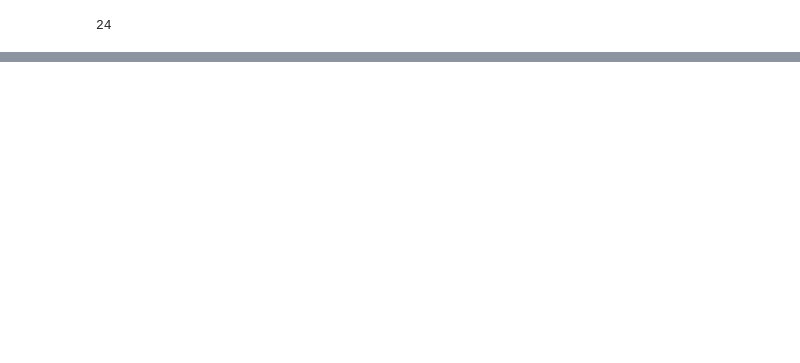
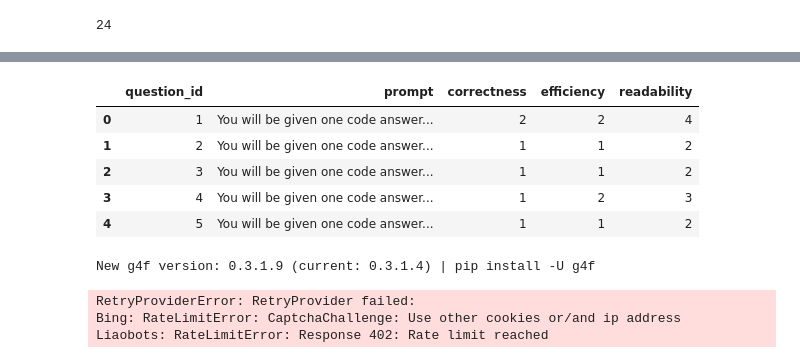
Before and after one commit to Chieh-Hung-Cheng/NLP_TermProjectCode, a Jupyter notebook: DriverCodes.ipynb, the cells around one changed output, grey strips where cells are left out. Cells and saved outputs as stored; diff of their text form; code cells hidden in the pictures; blank space fills up the shorter version.

```diff
--- a/DriverCodes.ipynb
+++ b/DriverCodes.ipynb
@@ -85,0 +146,10 @@ len(df.loc[df['idx']>85])
+# %%
+prompts_df = pd.read_pickle(os.path.join(base_path, "prompts_df.pkl"))
+prompts_df.head(5)
+# %% [output]
+|  | question_id | prompt | correctness | efficiency | readability |
+| 0 | 1 | You will be given one code answer... | 2 | 2 | 4 |
+| 1 | 2 | You will be given one code answer... | 1 | 1 | 2 |
+| 2 | 3 | You will be given one code answer... | 1 | 1 | 2 |
+| 3 | 4 | You will be given one code answer... | 1 | 2 | 3 |
+| 4 | 5 | You will be given one code answer... | 1 | 1 | 2 |
@@ -85,0 +160,7 @@ len(df.loc[df['idx']>85])
+# %%
+geval_result = evaluator.Geval(prompts_df, gpt_agent.generate_gpt, model="gpt-3.5-turbo")
+# %% [output]
+New g4f version: 0.3.1.9 (current: 0.3.1.4) | pip install -U g4f
+RetryProviderError: RetryProvider failed:
+Bing: RateLimitError: CaptchaChallenge: Use other cookies or/and ip address
+Liaobots: RateLimitError: Response 402: Rate limit reached
```
Also changed, not shown: parts of 14 cells of this notebook, 3 other files.
